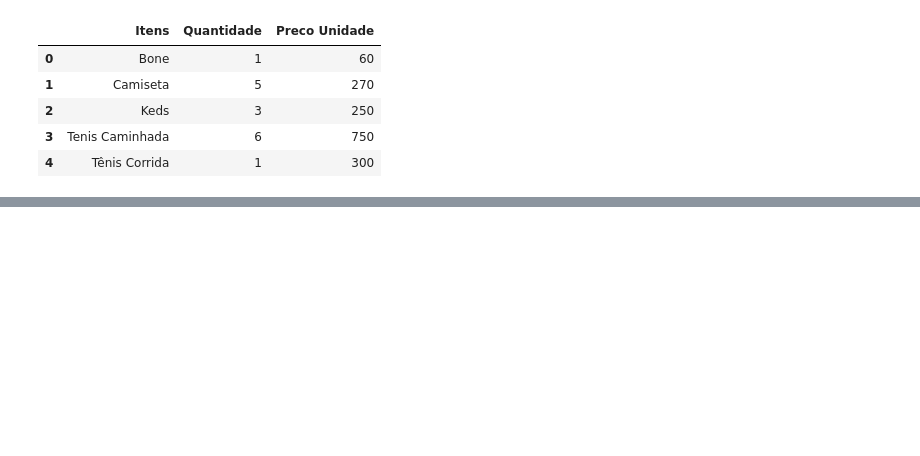
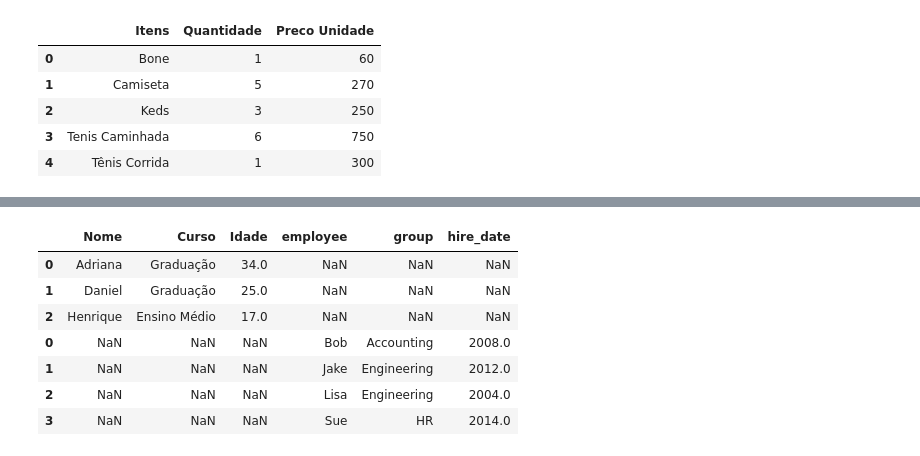
Before and after one commit to samuelhenrick1/GoogleCollab, a Jupyter notebook: Trilha_2.ipynb, the cells around one changed output, grey strips where cells are left out. Saved outputs shown, nothing was run; the diff lists cells and outputs as text; code cells hidden in the pictures; blank space fills up the shorter version.

```diff
--- a/Trilha_2.ipynb
+++ b/Trilha_2.ipynb
@@ -469,0 +627,11 @@ IndentationError: ignored
+# %%
+pd.concat([df,df4])
+# %% [output]
+|  | Nome | Curso | Idade | employee | group | hire_date |
+| 0 | Adriana | Graduação | 34.0 | NaN | NaN | NaN |
+| 1 | Daniel | Graduação | 25.0 | NaN | NaN | NaN |
+| 2 | Henrique | Ensino Médio | 17.0 | NaN | NaN | NaN |
+| 0 | NaN | NaN | NaN | Bob | Accounting | 2008.0 |
+| 1 | NaN | NaN | NaN | Jake | Engineering | 2012.0 |
+| 2 | NaN | NaN | NaN | Lisa | Engineering | 2004.0 |
+| 3 | NaN | NaN | NaN | Sue | HR | 2014.0 |
```
Also changed, not shown: parts of 80 cells of this notebook.
